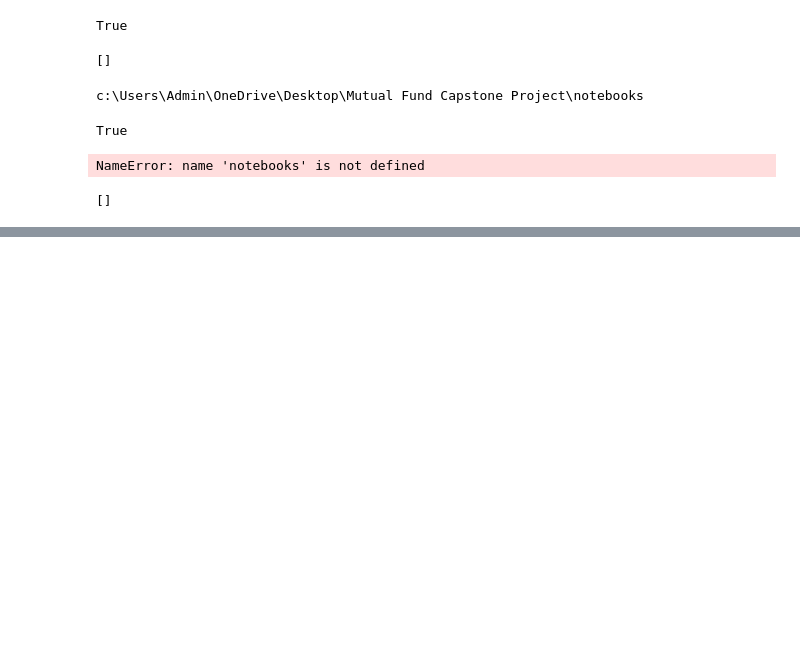
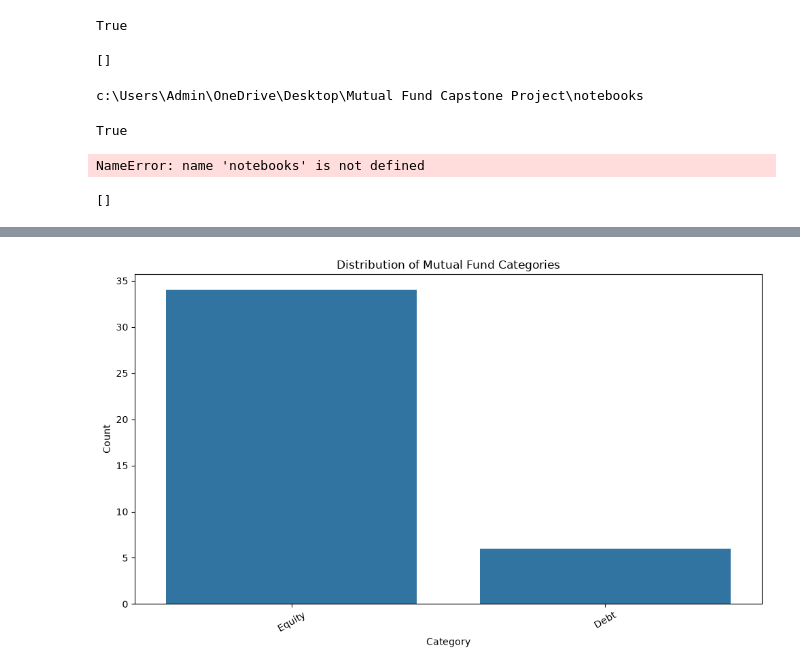
Before and after one commit to Akshay736252/mutual-fund-capstone-project, a Jupyter notebook: notebooks/01_EDA.ipynb, the cells around one changed output, grey strips where cells are left out. Saved outputs shown, nothing was run; the diff lists cells and outputs as text; code cells hidden in the pictures; blank space fills up the shorter version.

Commit message:
Day 3: Advanced analytics and fund recommender completed

```diff
--- a/notebooks/01_EDA.ipynb
+++ b/notebooks/01_EDA.ipynb
@@ -219,3 +215,19 @@ tables = cursor.fetchall()
 print(tables)
 # %% [output]
 []
+# %%
+from sqlalchemy import create_engine
+
+engine = create_engine("sqlite:///../bluestock_mf.db")
+# %%
+funds = pd.read_sql("SELECT * FROM dim_fund", engine)
+
+nav = pd.read_sql("SELECT * FROM fact_nav", engine)
+
+performance = pd.read_sql("SELECT * FROM fact_performance", engine)
+
+transactions = pd.read_sql("SELECT * FROM fact_transactions", engine)
+
+holdings = pd.read_sql("SELECT * FROM fact_holdings", engine)
+
+print("All tables loaded successfully!")
@@ -221,0 +422,22 @@ print(tables)
+# %%
+plt.figure(figsize=(10,6))
+
+sns.countplot(
+    data=funds,
+    x="category",
+    order=funds["category"].value_counts().index
+)
+
+plt.title("Distribution of Mutual Fund Categories")
+plt.xlabel("Category")
+plt.ylabel("Count")
+
+plt.xticks(rotation=30)
+
+plt.tight_layout()
+
+plt.savefig("../dashboard/fund_category_distribution.png", dpi=300)
+
+plt.show()
+# %% [output]
+[figure, added]
```
Also changed, not shown: parts of 29 cells of this notebook, 4 other files.
